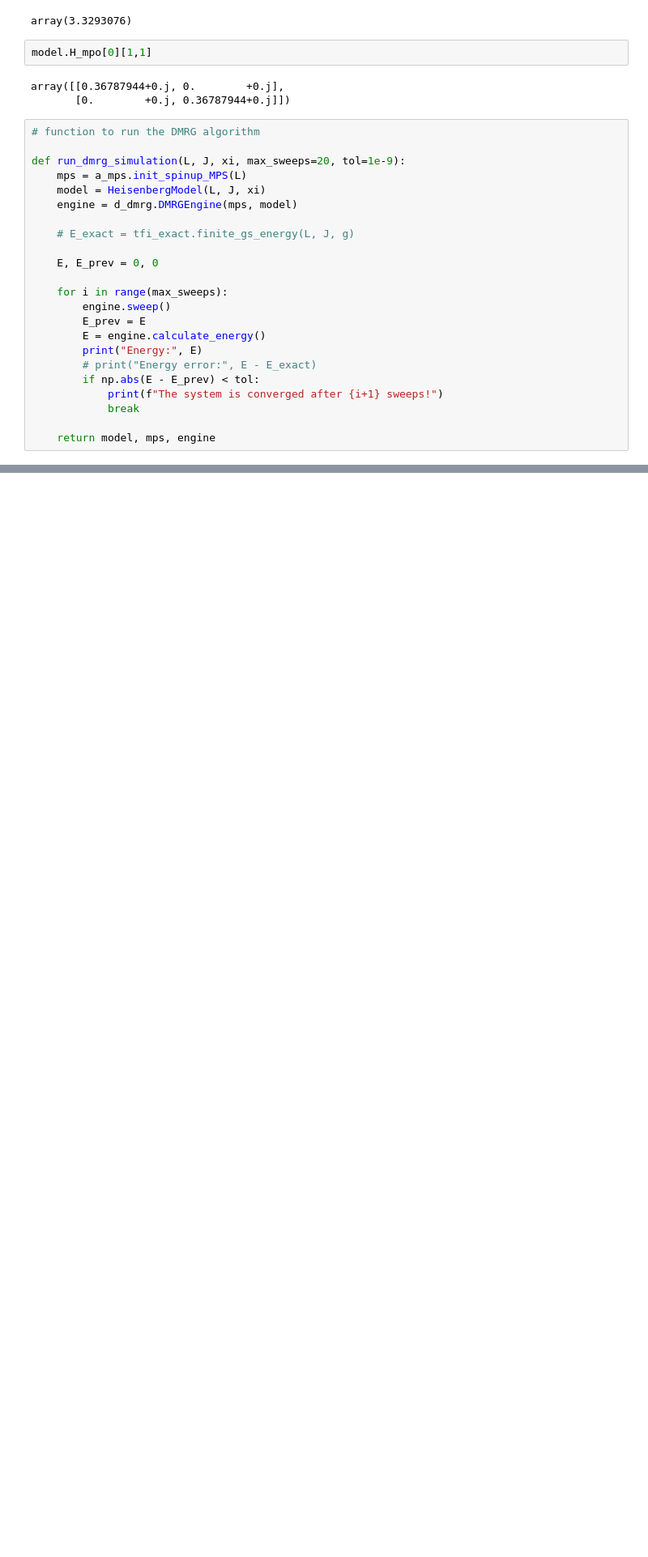
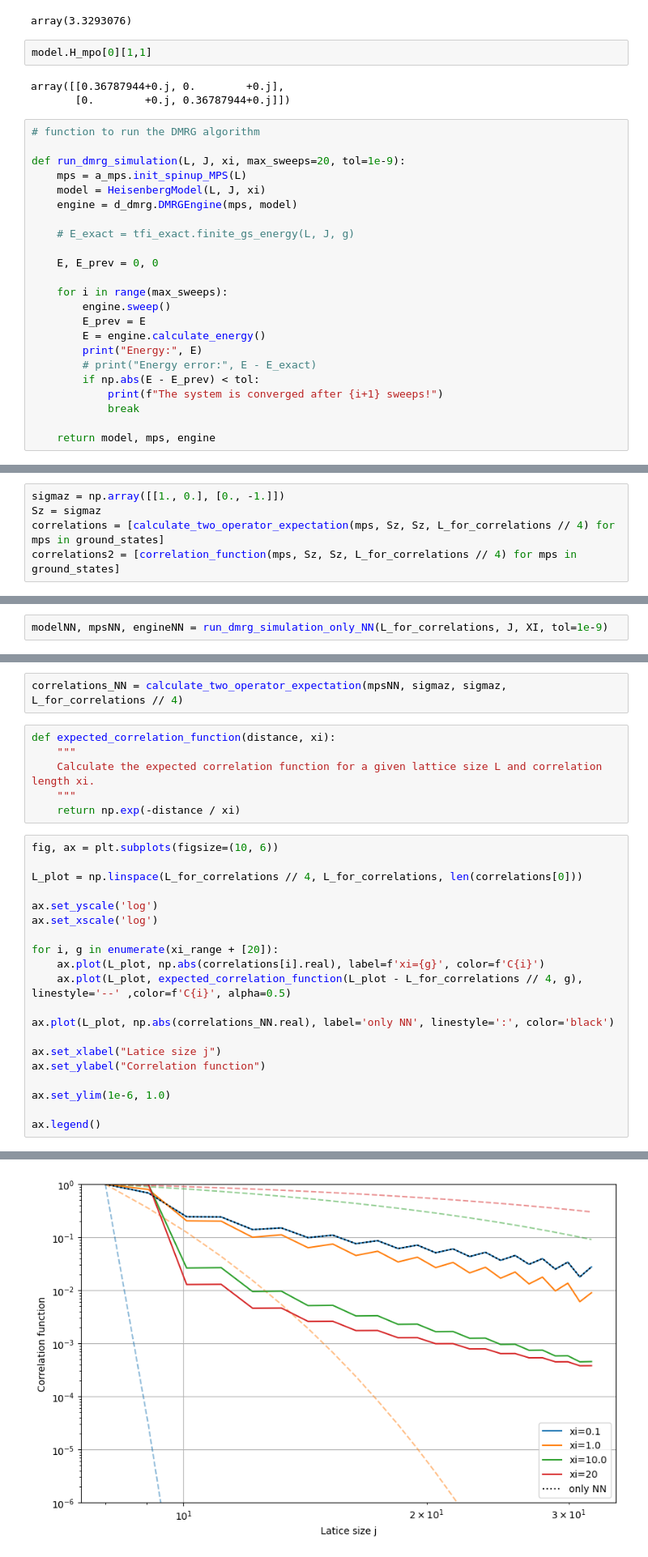
Before and after one commit to timmguthle/CMB_MPS_project_nr_17, a Jupyter notebook: main.ipynb, the cells around one changed output, grey strips where cells are left out. Shown at 81% size. Cells and saved outputs as stored; diff of their text form; blank space fills up the shorter version.

Commit message:
added correlation calculations

```diff
--- a/main.ipynb
+++ b/main.ipynb
@@ -101,0 +198,5 @@ array([[[-8.74190536e+00+2.82918907e-16j,
+# %%
+sigmaz = np.array([[1., 0.], [0., -1.]])
+Sz = sigmaz
+correlations = [calculate_two_operator_expectation(mps, Sz, Sz, L_for_correlations // 4) for mps in ground_states]
+correlations2 = [correlation_function(mps, Sz, Sz, L_for_correlations // 4) for mps in ground_states]
@@ -101,0 +228,2 @@ array([[[-8.74190536e+00+2.82918907e-16j,
+# %%
+modelNN, mpsNN, engineNN = run_dmrg_simulation_only_NN(L_for_correlations, J, XI, tol=1e-9)
@@ -101,0 +233,29 @@ array([[[-8.74190536e+00+2.82918907e-16j,
+# %%
+correlations_NN = calculate_two_operator_expectation(mpsNN, sigmaz, sigmaz, L_for_correlations // 4)
+# %%
+def expected_correlation_function(distance, xi):
+    """
+    Calculate the expected correlation function for a given lattice size L and correlation length xi.
+    """
+    return np.exp(-distance / xi)
+# %%
+fig, ax = plt.subplots(figsize=(10, 6))
+
+L_plot = np.linspace(L_for_correlations // 4, L_for_correlations, len(correlations[0]))
+
+ax.set_yscale('log')
+ax.set_xscale('log')
+
+for i, g in enumerate(xi_range + [20]):
+    ax.plot(L_plot, np.abs(correlations[i].real), label=f'xi={g}', color=f'C{i}')
+    ax.plot(L_plot, expected_correlation_function(L_plot - L_for_correlations // 4, g), linestyle='--' ,color=f'C{i}', alpha=0.5)
+
+ax.plot(L_plot, np.abs(correlations_NN.real), label='only NN', linestyle=':', color='black')
+
+ax.set_xlabel("Latice size j")
+ax.set_ylabel("Correlation function")
+
+ax.set_ylim(1e-6, 1.0)
+
+ax.legend()
+# %% [output]
@@ -101,0 +263 @@ array([[[-8.74190536e+00+2.82918907e-16j,
+[figure, added]
```
Also changed, not shown: parts of 12 cells of this notebook, 1 other file.
